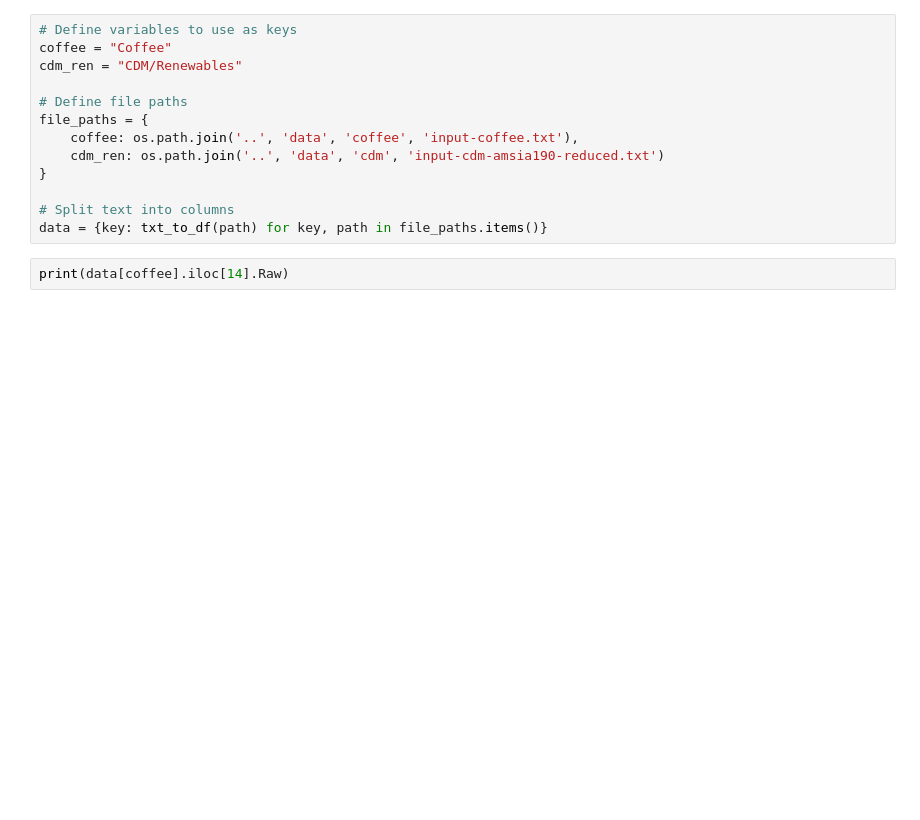
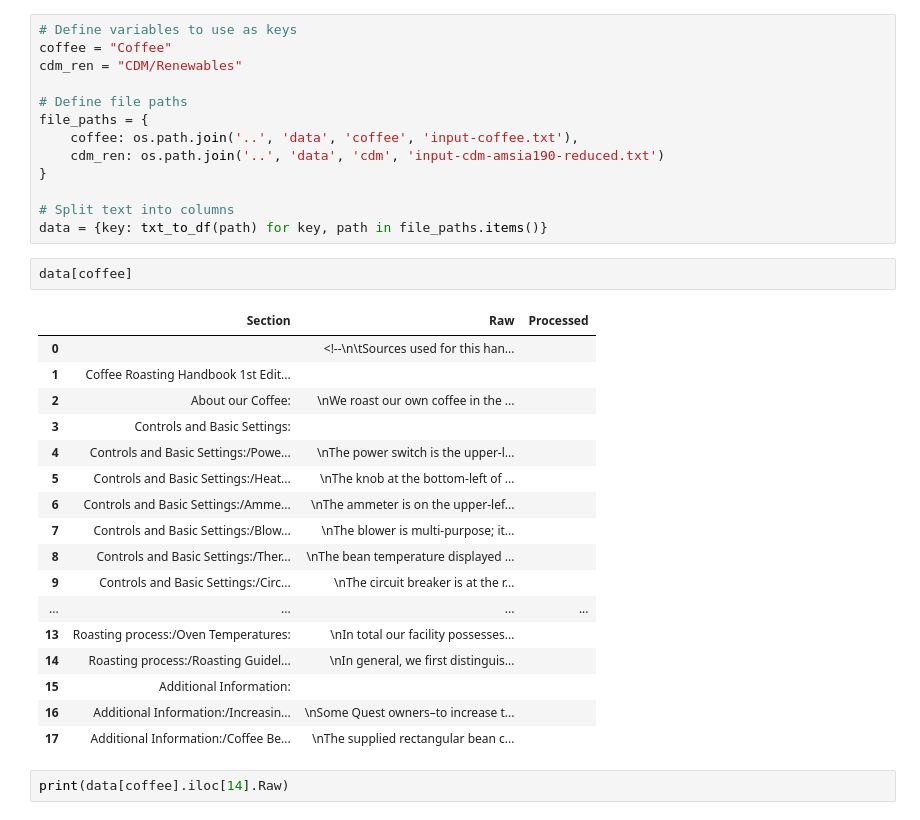
Before and after one commit to holzhauerL/nlp-rule-extraction, a Jupyter notebook: notebooks/pipeline.ipynb, the cells around one changed output. Saved outputs shown, nothing was run; the diff lists cells and outputs as text; blank space fills up the shorter version.

```diff
--- a/notebooks/pipeline.ipynb
+++ b/notebooks/pipeline.ipynb
@@ -41,6 +42,26 @@ file_paths = {
 
 # Split text into columns
 data = {key: txt_to_df(path) for key, path in file_paths.items()}
+# %%
+data[coffee]
+# %% [output]
+|  | Section | Raw | Processed |
+| 0 |  | <!--\n\tSources used for this han... |  |
+| 1 | Coffee Roasting Handbook 1st Edit... |  |  |
+| 2 | About our Coffee: | \nWe roast our own coffee in the ... |  |
+| 3 | Controls and Basic Settings: |  |  |
+| 4 | Controls and Basic Settings:/Powe... | \nThe power switch is the upper-l... |  |
+| 5 | Controls and Basic Settings:/Heat... | \nThe knob at the bottom-left of ... |  |
+| 6 | Controls and Basic Settings:/Amme... | \nThe ammeter is on the upper-lef... |  |
+| 7 | Controls and Basic Settings:/Blow... | \nThe blower is multi-purpose; it... |  |
+| 8 | Controls and Basic Settings:/Ther... | \nThe bean temperature displayed ... |  |
+| 9 | Controls and Basic Settings:/Circ... | \nThe circuit breaker is at the r... |  |
+| ... | ... | ... | ... |
+| 13 | Roasting process:/Oven Temperatures: | \nIn total our facility possesses... |  |
+| 14 | Roasting process:/Roasting Guidel... | \nIn general, we first distinguis... |  |
+| 15 | Additional Information: |  |  |
+| 16 | Additional Information:/Increasin... | \nSome Quest owners–to increase t... |  |
+| 17 | Additional Information:/Coffee Be... | \nThe supplied rectangular bean c... |  |
 # %%
 print(data[coffee].iloc[14].Raw)
 # %% [output]
```
Also changed, not shown: parts of 9 cells of this notebook, 7 other files.
